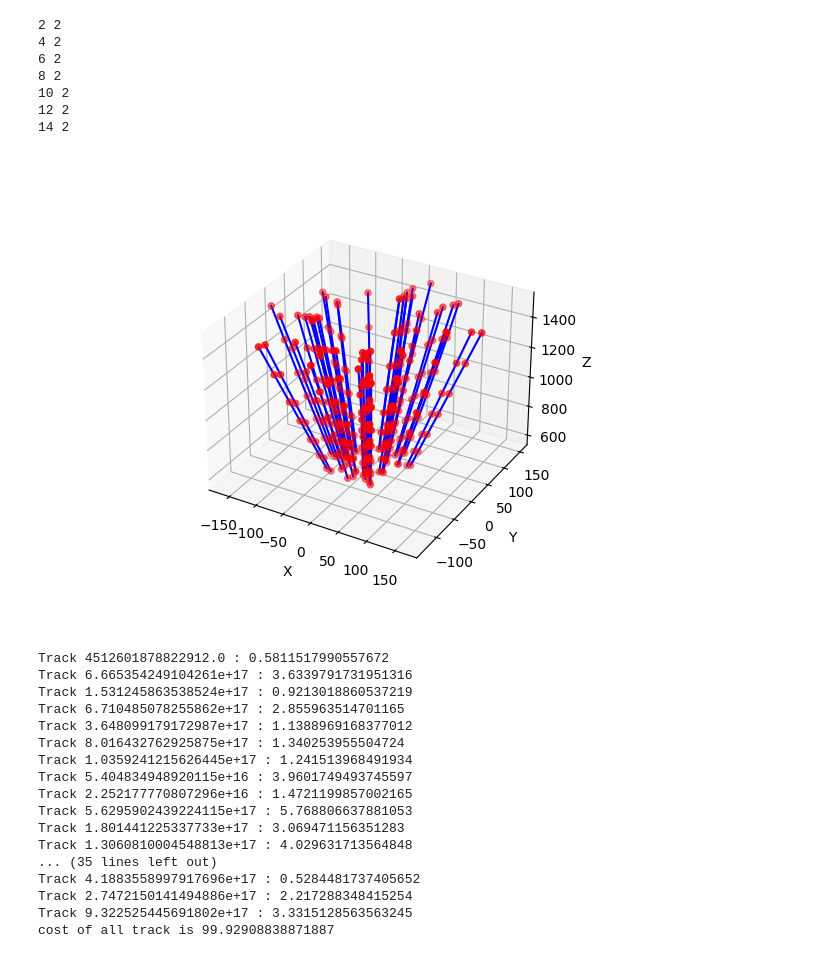
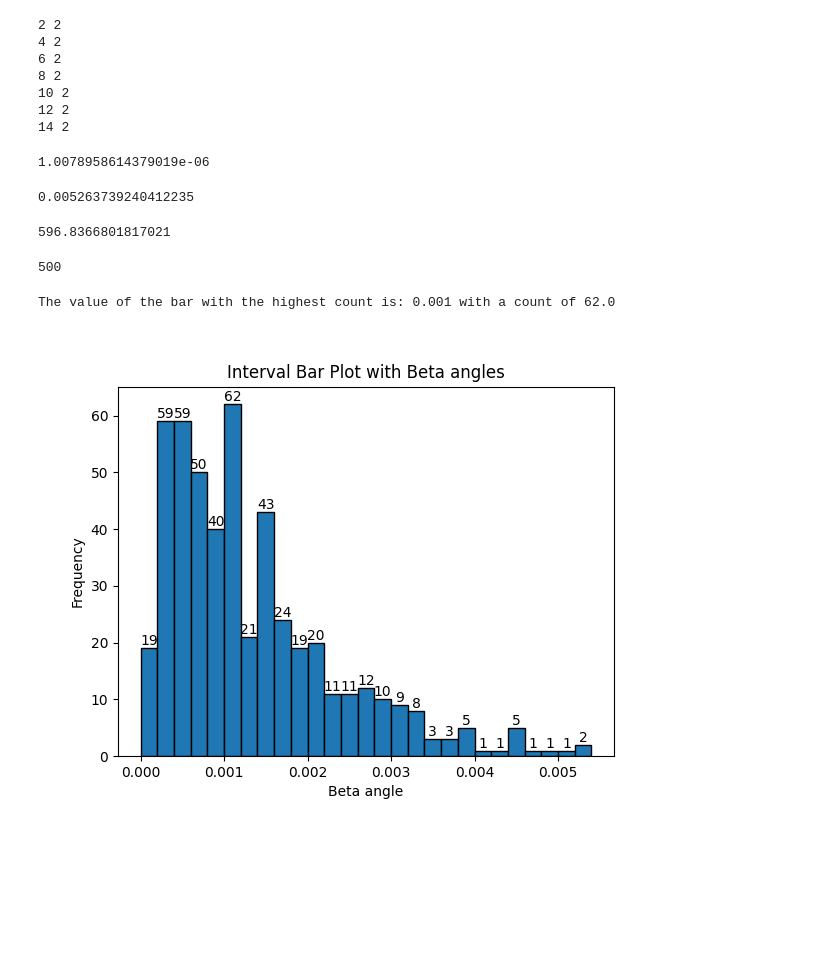
Before and after one commit to doduydao/track, a Jupyter notebook: process_data/select_know_track_07.ipynb, the cells around one changed output. Cells and saved outputs as stored; diff of their text form; code cells hidden in the pictures; blank space fills up the shorter version.

```diff
--- a/process_data/select_know_track_07.ipynb
+++ b/process_data/select_know_track_07.ipynb
@@ -250,13 +250,13 @@ path_out = "/Users/doduydao/daodd/PycharmProjects/track/src/data_selected/2hits/
 # %%
 df_final.to_csv(path_out,index=False)
 # %%
-N = 50
+N = 100
 v_id = 9
 # %%
 path_out = "/Users/doduydao/daodd/PycharmProjects/track/src/data_selected/"+str(N)+"hits/known_track/hits.csv"
 # %%
 data_wrote = pd.read_csv(path_out)
-hits = load_hits(data_wrote)[9]
+hits = load_hits(data_wrote)[v_id]
 track = dict()
 for l, hp in hits.items():
     for i in range(len(hp)):
@@ -270,12 +270,11 @@ for t, h in track.items():
     h = sorted(h, key=lambda obj: obj.z)
     track[t] = h
 
-display(hits, track)
+# display(hits, track)
-# %% [output]
-[figure, removed]
 # %%
 cost = 0
 count = 1
+angles = []
 for pa, hs in track.items():
     # print("track:", pa)
     t = []
@@ -287,28 +286,53 @@ for pa, hs in track.items():
         seg_1 = Segment(h_j, h_i)
         seg_2 = Segment(h_j, h_k)
         angle = Angle(seg_1=seg_1, seg_2=seg_2).angle
+        # print(angle)
+        angles.append(angle)
         dist = distance(h_i, h_j) + distance(h_j, h_k)
         # dist = 1
         beta = angle * dist
         ct+=beta
-    print('Track', pa, ':', ct)
+    # print('Track', pa, ':', ct)
     cost += ct
-print('cost of all track is', cost)
+# print('cost of all track is', cost)
-# %% [output]
-Track 4512601878822912.0 : 0.5811517990557672
-Track 6.665354249104261e+17 : 3.6339791731951316
-Track 1.531245863538524e+17 : 0.9213018860537219
-Track 6.710485078255862e+17 : 2.855963514701165
-Track 3.648099179172987e+17 : 1.1388969168377012
-Track 8.016432762925875e+17 : 1.340253955504724
-Track 1.0359241215626445e+17 : 1.241513968491934
-Track 5.404834948920115e+16 : 3.9601749493745597
-Track 2.252177770807296e+16 : 1.4721199857002165
-Track 5.6295902439224115e+17 : 5.768806637881053
-Track 1.801441225337733e+17 : 3.069471156351283
-Track 1.3060810004548813e+17 : 4.029631713564848
-... (35 lines left out)
-Track 4.1883558997917696e+17 : 0.5284481737405652
-Track 2.7472150141494886e+17 : 2.217288348415254
-Track 9.322525445691802e+17 : 3.3315128563563245
-cost of all track is 99.92908838871887
+# %%
+min(angles)
+# %% [output]
+1.0078958614379019e-06
+# %%
+max(angles)
+# %% [output]
+0.005263739240412235
+# %%
+math.pi/max(angles)
+# %% [output]
+596.8366801817021
+# %%
+len(angles)
+# %% [output]
+500
+# %%
+plt.clf()
+bin_width = 0.0002  # Define the width of each bin
+bins = [i * bin_width for i in range(int(min(angles) / bin_width), int(max(angles) / bin_width) + 2)]
+counts, bins, patches = plt.hist(angles, bins=bins, edgecolor='black')
+# Adding labels and title
+plt.xlabel('Beta angle')
+plt.ylabel('Frequency')
+plt.title('Interval Bar Plot with Beta angles')
+# Adding the frequency counts above each bar
+for count, bin_edge in zip(counts, bins):
+    plt.text(bin_edge + bin_width / 2, count, str(int(count)), ha='center', va='bottom')
+
+# Find the bin with the highest count
+max_count = max(counts)
+max_index = counts.tolist().index(max_count)
+max_bin_value = bins[max_index]
+# Print the value of the bar that has the highest count
+print(f"The value of the bar with the highest count is: {max_bin_value} with a count of {max_count}")
+
+
+plt.show()
+# %% [output]
+The value of the bar with the highest count is: 0.001 with a count of 62.0
+[figure, added]
```
Also changed, not shown: 24 other files.
